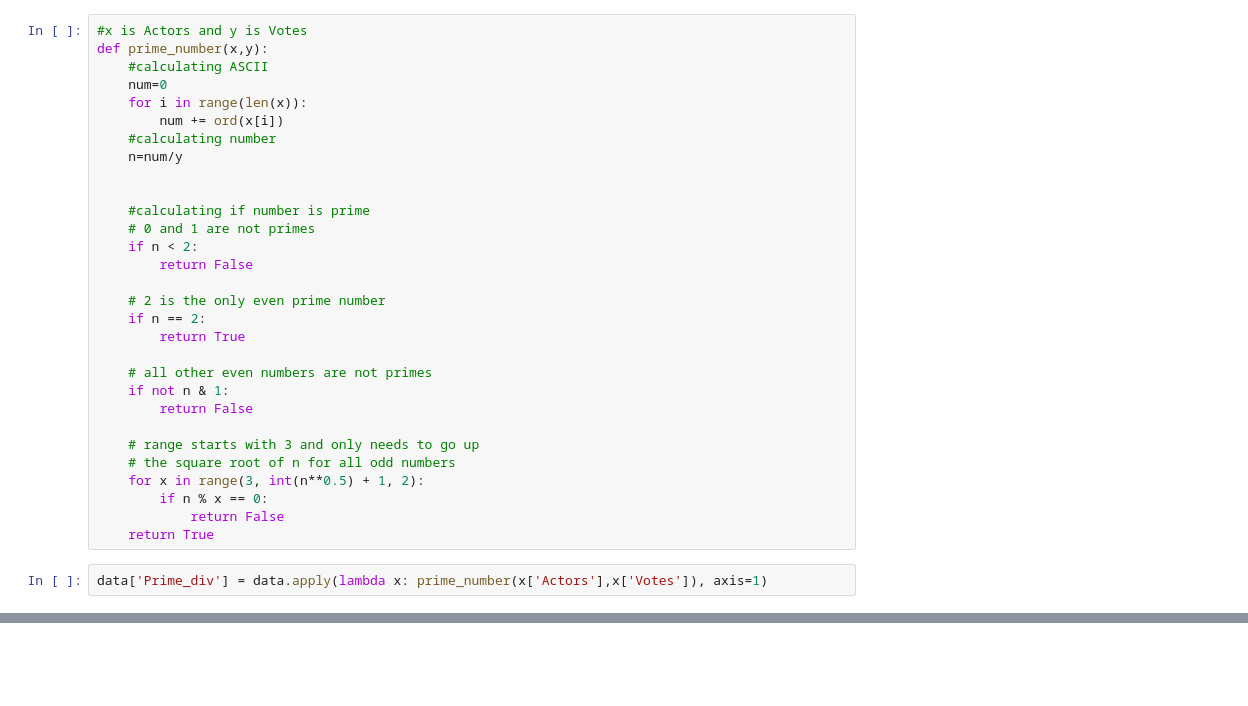
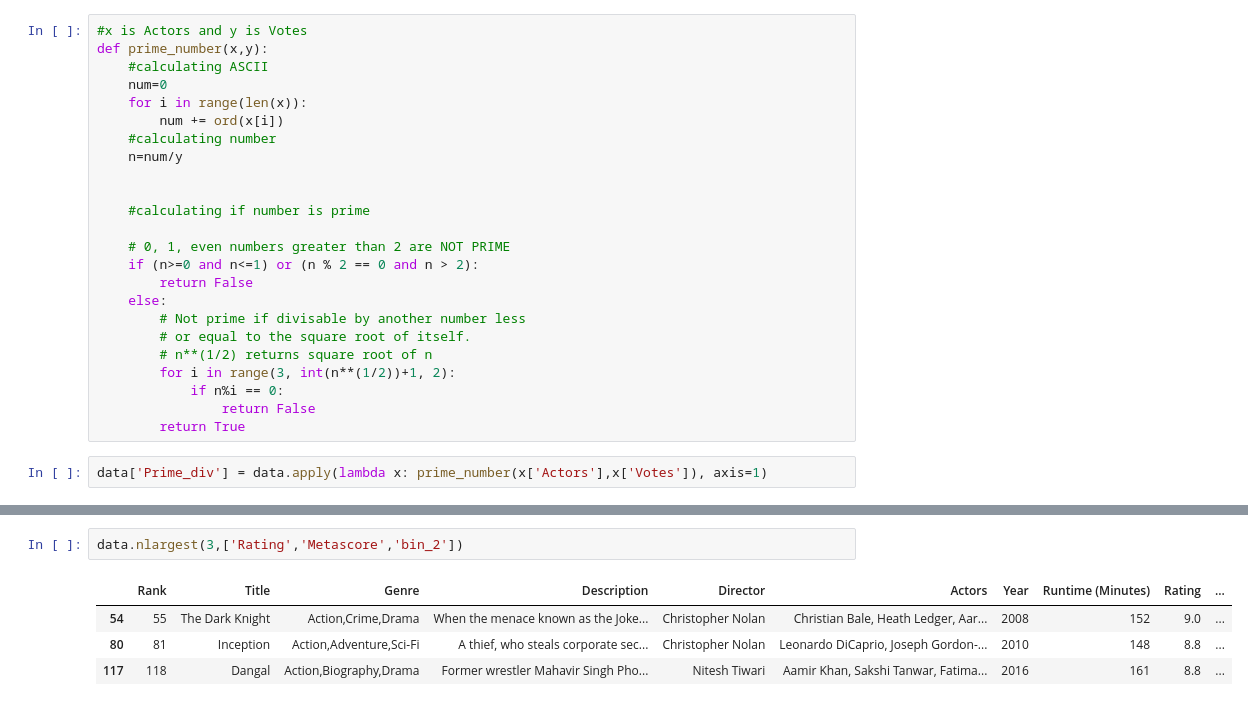
Before and after one commit to Malvagfr/challenges, a Jupyter notebook: pandas-apply-lambda-master/main.ipynb, the cells around one changed output, grey strips where cells are left out. Drawn from its saved outputs; the diff is of its cells as text; blank space fills up the shorter version.

```diff
--- a/pandas-apply-lambda-master/main.ipynb
+++ b/pandas-apply-lambda-master/main.ipynb
@@ -107,24 +108,18 @@ def prime_number(x,y):
 
 
     #calculating if number is prime
-    # 0 and 1 are not primes
-    if n < 2:
+
+    # 0, 1, even numbers greater than 2 are NOT PRIME
+    if (n>=0 and n<=1) or (n % 2 == 0 and n > 2):
         return False
-
-    # 2 is the only even prime number
-    if n == 2:
+    else:
+        # Not prime if divisable by another number less
+        # or equal to the square root of itself.
+        # n**(1/2) returns square root of n
+        for i in range(3, int(n**(1/2))+1, 2):
+            if n%i == 0:
+                return False
         return True
-
-    # all other even numbers are not primes
-    if not n & 1:
-        return False
-
-    # range starts with 3 and only needs to go up
-    # the square root of n for all odd numbers
-    for x in range(3, int(n**0.5) + 1, 2):
-        if n % x == 0:
-            return False
-    return True
 # %%
 data['Prime_div'] = data.apply(lambda x: prime_number(x['Actors'],x['Votes']), axis=1)
 # %%
@@ -144,0 +138,7 @@ Index: []
+# %%
+data.nlargest(3,['Rating','Metascore','bin_2'])
+# %% [output]
+|  | Rank | Title | Genre | Description | Director | Actors | Year | Runtime (Minutes) | Rating | ... |
+| 54 | 55 | The Dark Knight | Action,Crime,Drama | When the menace known as the Joke... | Christopher Nolan | Christian Bale, Heath Ledger, Aar... | 2008 | 152 | 9.0 | ... |
+| 80 | 81 | Inception | Action,Adventure,Sci-Fi | A thief, who steals corporate sec... | Christopher Nolan | Leonardo DiCaprio, Joseph Gordon-... | 2010 | 148 | 8.8 | ... |
+| 117 | 118 | Dangal | Action,Biography,Drama | Former wrestler Mahavir Singh Pho... | Nitesh Tiwari | Aamir Khan, Sakshi Tanwar, Fatima... | 2016 | 161 | 8.8 | ... |
```
Also changed, not shown: parts of 9 cells of this notebook.
